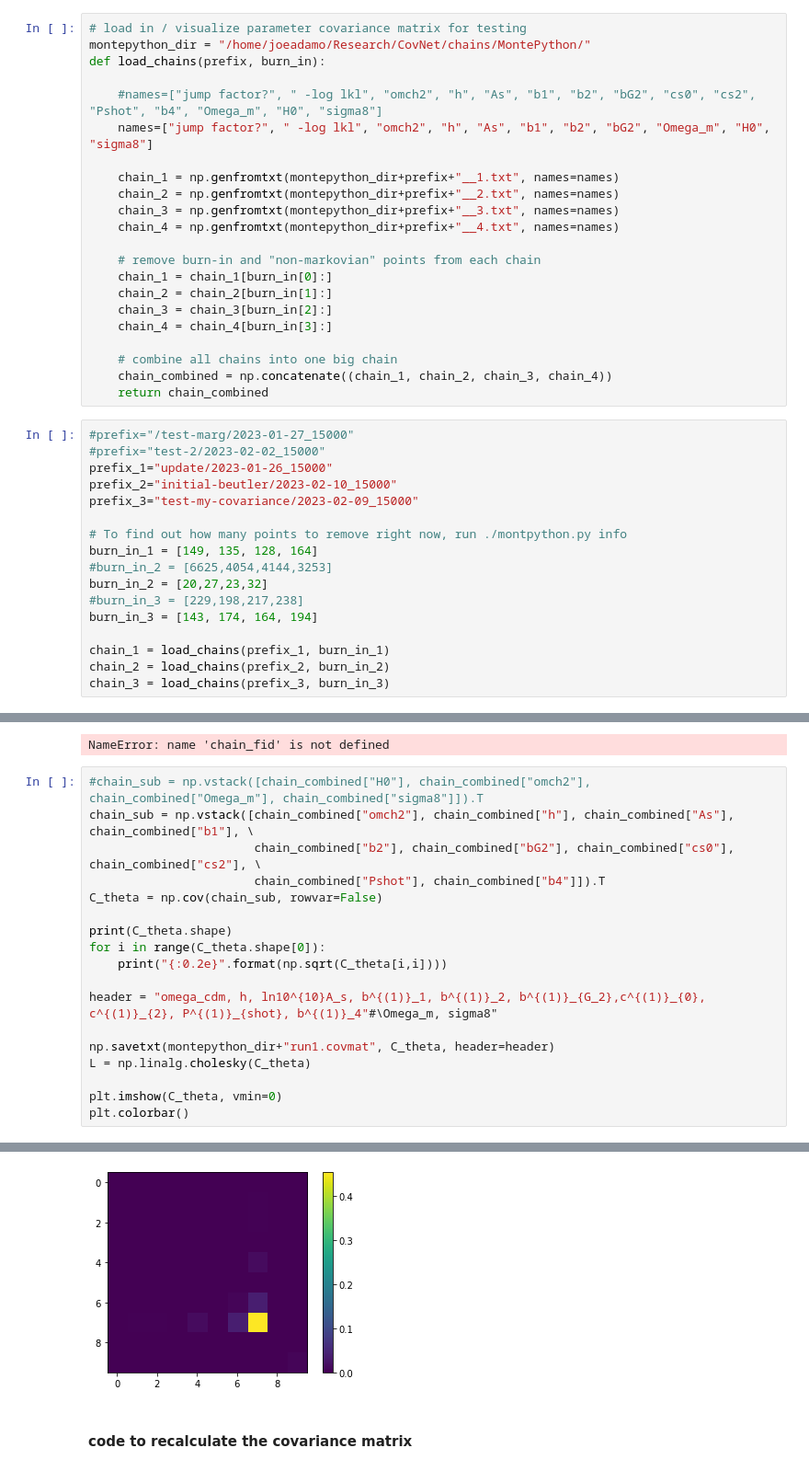
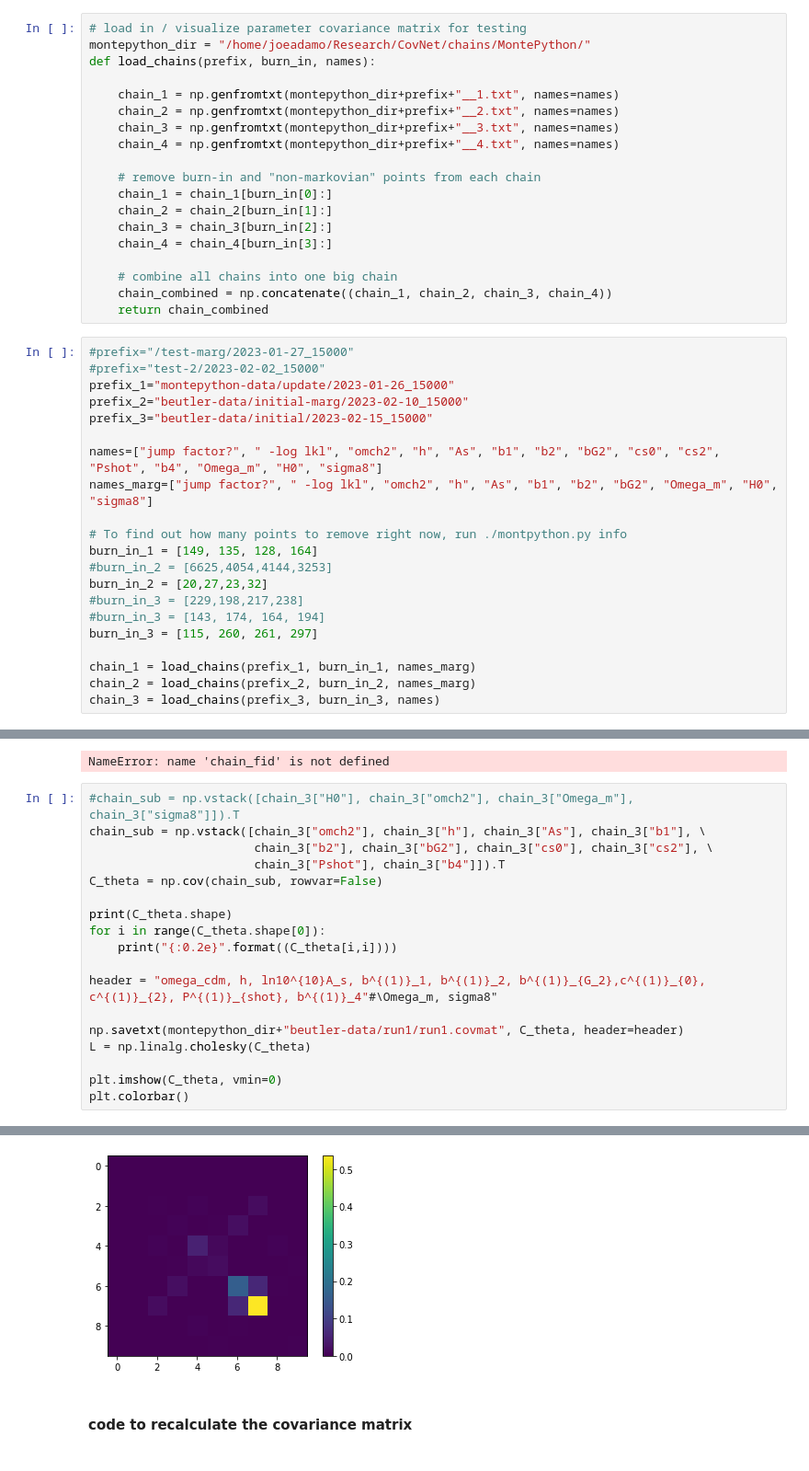
Before and after one commit to jadamo/CovNet, a Jupyter notebook: notebooks/Likelihood.ipynb, the cells around one changed output, grey strips where cells are left out. Shown at 92% size. Saved outputs shown, nothing was run; the diff lists cells and outputs as text.

```diff
--- a/notebooks/Likelihood.ipynb
+++ b/notebooks/Likelihood.ipynb
@@ -266,10 +266,7 @@ for name in chain_fid.dtype.names:
 # %%
 # load in / visualize parameter covariance matrix for testing
 montepython_dir = "/home/joeadamo/Research/CovNet/chains/MontePython/"
-def load_chains(prefix, burn_in):
-
-    #names=["jump factor?", " -log lkl", "omch2", "h", "As", "b1", "b2", "bG2", "cs0", "cs2", "Pshot", "b4", "Omega_m", "H0", "sigma8"]
-    names=["jump factor?", " -log lkl", "omch2", "h", "As", "b1", "b2", "bG2", "Omega_m", "H0", "sigma8"]
+def load_chains(prefix, burn_in, names):
 
     chain_1 = np.genfromtxt(montepython_dir+prefix+"__1.txt", names=names)
     chain_2 = np.genfromtxt(montepython_dir+prefix+"__2.txt", names=names)
@@ -288,19 +285,23 @@ def load_chains(prefix, burn_in):
 # %%
 #prefix="/test-marg/2023-01-27_15000"
 #prefix="test-2/2023-02-02_15000"
-prefix_1="update/2023-01-26_15000"
-prefix_2="initial-beutler/2023-02-10_15000"
-prefix_3="test-my-covariance/2023-02-09_15000"
+prefix_1="montepython-data/update/2023-01-26_15000"
+prefix_2="beutler-data/initial-marg/2023-02-10_15000"
+prefix_3="beutler-data/initial/2023-02-15_15000"
+
+names=["jump factor?", " -log lkl", "omch2", "h", "As", "b1", "b2", "bG2", "cs0", "cs2", "Pshot", "b4", "Omega_m", "H0", "sigma8"]
+names_marg=["jump factor?", " -log lkl", "omch2", "h", "As", "b1", "b2", "bG2", "Omega_m", "H0", "sigma8"]
 
 # To find out how many points to remove right now, run ./montpython.py info
 burn_in_1 = [149, 135, 128, 164]
 #burn_in_2 = [6625,4054,4144,3253]
 burn_in_2 = [20,27,23,32]
 #burn_in_3 = [229,198,217,238]
-burn_in_3 = [143, 174, 164, 194]
+#burn_in_3 = [143, 174, 164, 194]
+burn_in_3 = [115, 260, 261, 297]
 
-chain_1 = load_chains(prefix_1, burn_in_1)
-chain_2 = load_chains(prefix_2, burn_in_2)
-chain_3 = load_chains(prefix_3, burn_in_3)
+chain_1 = load_chains(prefix_1, burn_in_1, names_marg)
+chain_2 = load_chains(prefix_2, burn_in_2, names_marg)
+chain_3 = load_chains(prefix_3, burn_in_3, names)
 # %%
 # test that each chain looks good
@@ -332,19 +347,19 @@ plot_derived_contours([chain_fid, chain_best, chain_combined], ["Ultranest (fidu
 # %% [output]
 NameError: name 'chain_fid' is not defined
 # %%
-#chain_sub = np.vstack([chain_combined["H0"], chain_combined["omch2"], chain_combined["Omega_m"], chain_combined["sigma8"]]).T
-chain_sub = np.vstack([chain_combined["omch2"], chain_combined["h"], chain_combined["As"], chain_combined["b1"], \
-                       chain_combined["b2"], chain_combined["bG2"], chain_combined["cs0"], chain_combined["cs2"], \
-                       chain_combined["Pshot"], chain_combined["b4"]]).T
+#chain_sub = np.vstack([chain_3["H0"], chain_3["omch2"], chain_3["Omega_m"], chain_3["sigma8"]]).T
+chain_sub = np.vstack([chain_3["omch2"], chain_3["h"], chain_3["As"], chain_3["b1"], \
+                       chain_3["b2"], chain_3["bG2"], chain_3["cs0"], chain_3["cs2"], \
+                       chain_3["Pshot"], chain_3["b4"]]).T
 C_theta = np.cov(chain_sub, rowvar=False)
 
 print(C_theta.shape)
 for i in range(C_theta.shape[0]):
-    print("{:0.2e}".format(np.sqrt(C_theta[i,i])))
+    print("{:0.2e}".format((C_theta[i,i])))
 
 header = "omega_cdm, h, ln10^{10}A_s, b^{(1)}_1, b^{(1)}_2, b^{(1)}_{G_2},c^{(1)}_{0}, c^{(1)}_{2}, P^{(1)}_{shot}, b^{(1)}_4"#\Omega_m, sigma8"
 
-np.savetxt(montepython_dir+"run1.covmat", C_theta, header=header)
+np.savetxt(montepython_dir+"beutler-data/run1/run1.covmat", C_theta, header=header)
 L = np.linalg.cholesky(C_theta)
 
 plt.imshow(C_theta, vmin=0)
@@ -364,5 +379,5 @@ plt.colorbar()
 <matplotlib.colorbar.Colorbar at 0x...>
-[figure, old version]
+[figure, new version]
 # %% [markdown]
 #### code to recalculate the covariance matrix
 # %%
```
Also changed, not shown: parts of 7 cells of this notebook, 1 other file.
